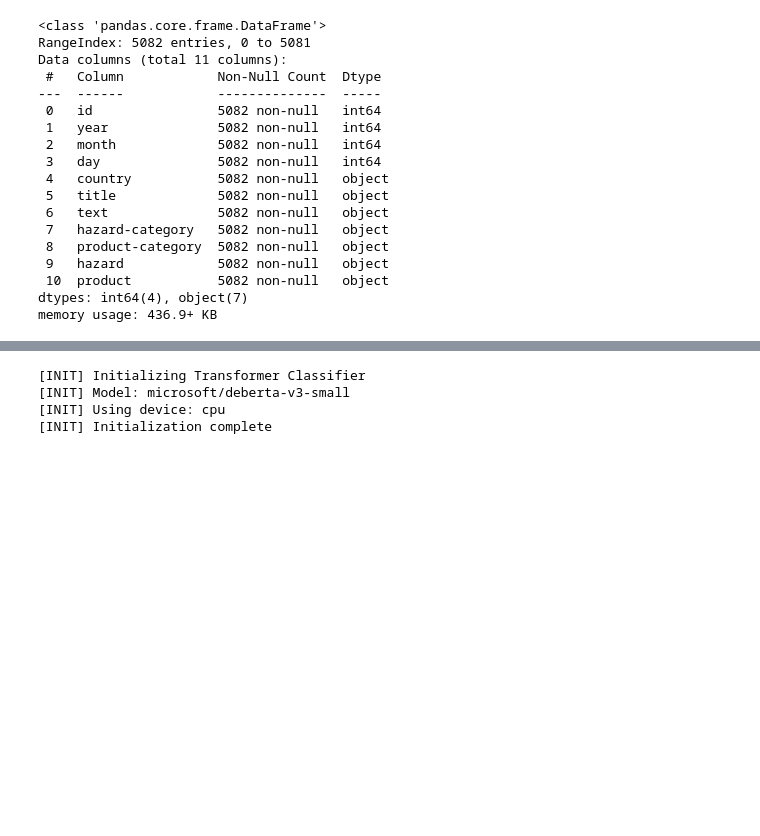
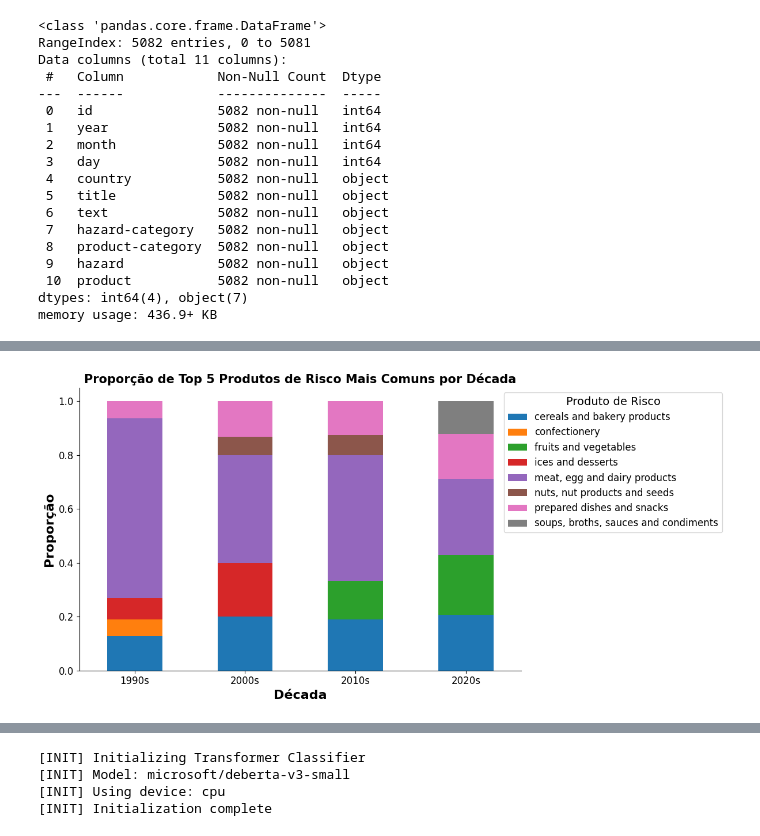
Before and after one commit to matheuscamposmt/food-hazard-bert, a Jupyter notebook: notebooks/analysis.ipynb, the cells around one changed output, grey strips where cells are left out. Saved outputs shown, nothing was run; the diff lists cells and outputs as text; code cells hidden in the pictures; blank space fills up the shorter version.

```diff
--- a/notebooks/analysis.ipynb
+++ b/notebooks/analysis.ipynb
@@ -76,0 +104,34 @@ plt.show()
+# %%
+# Produtos de risco mais comuns por década (proporcional)
+# Calcular a proporção de cada categoria de risco por década
+decade_product_counts = df.groupby(['decade', 'product-category']).size().unstack(fill_value=0)
+
+# make it top 5 per decade
+decade_product_counts = decade_product_counts.apply(lambda x: x.nlargest(5), axis=1)
+
+decade_totals = decade_product_counts.sum(axis=1)
+proportions = decade_product_counts.div(decade_totals, axis=0)
+
+# Plotar as proporções
+ax = proportions.plot(kind='bar', stacked=True, figsize=(12, 6))
+
+# Adicionar títulos e rótulos
+ax.set_title('Proporção de Top 5 Produtos de Risco Mais Comuns por Década', fontsize=15, weight='bold')
+ax.set_xlabel('Década', fontsize=16, weight='bold')
+ax.set_ylabel('Proporção', fontsize=16, weight='bold')
+
+# Ajustar a legenda
+ax.legend(title='Produto de Risco', fontsize=12, title_fontsize=14, loc='upper left', bbox_to_anchor=(0.95, 1), ncol=1)
+
+# Personalizar parâmetros dos ticks
+plt.xticks(rotation=0, fontsize=12)
+plt.yticks(fontsize=12)
+
+# Remover as bordas superior e direita
+sns.despine()
+
+# Mostrar o gráfico
+plt.tight_layout()
+plt.show()
+# %% [output]
+[figure, added]
```
Also changed, not shown: parts of 17 cells of this notebook.
